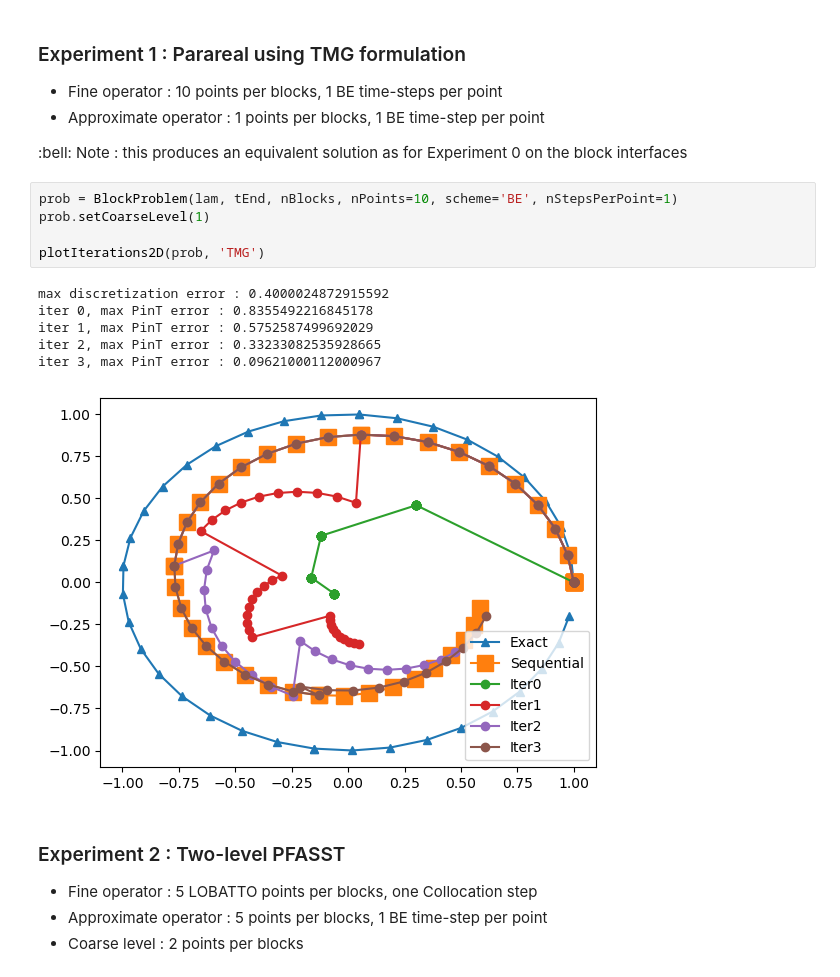
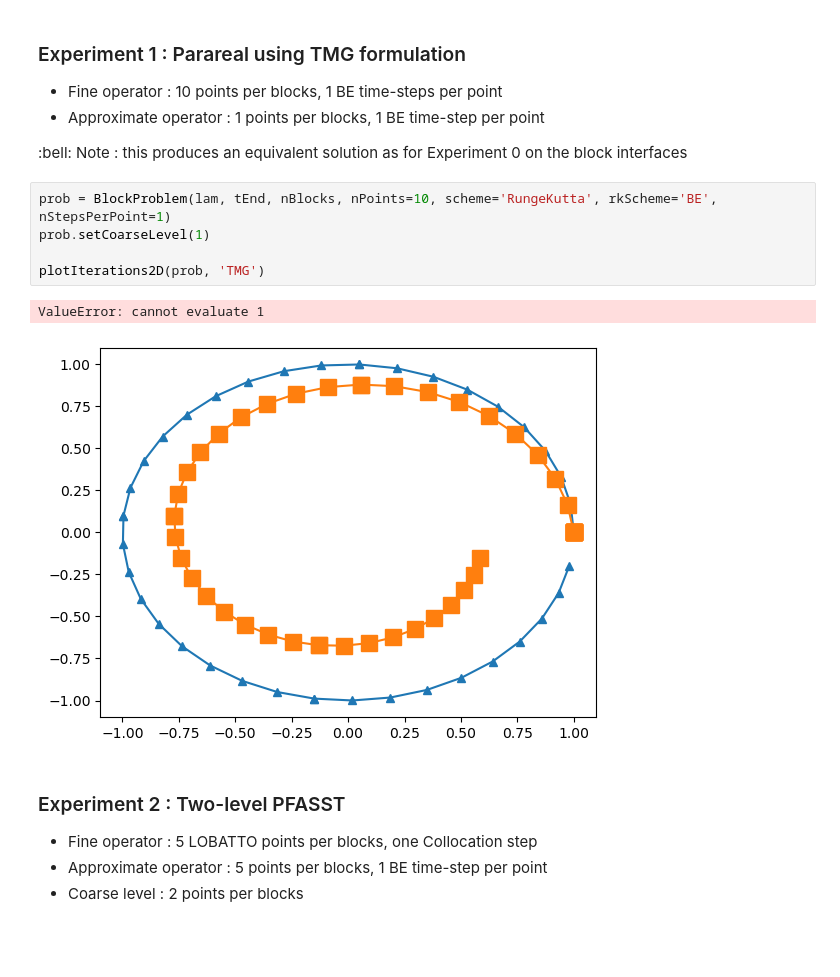
Before and after one commit to Parallel-in-Time/time4apint, a Jupyter notebook: notebook/05_experiments.ipynb, the cells around one changed output. Saved outputs shown, nothing was run; the diff lists cells and outputs as text; blank space fills up the shorter version.

Commit message:
TL: reorganized code, schemes are now more generic

```diff
--- a/notebook/05_experiments.ipynb
+++ b/notebook/05_experiments.ipynb
@@ -39,17 +39,13 @@ iter 3, max PinT error : 0.060981866799267696
 
 :bell: Note : this produces an equivalent solution as for Experiment 0 on the block interfaces
 # %%
-prob = BlockProblem(lam, tEnd, nBlocks, nPoints=10, scheme='BE', nStepsPerPoint=1)
+prob = BlockProblem(lam, tEnd, nBlocks, nPoints=10, scheme='RungeKutta', rkScheme='BE', nStepsPerPoint=1)
 prob.setCoarseLevel(1)
 
 plotIterations2D(prob, 'TMG')
 # %% [output]
-max discretization error : 0.4000024872915592
-iter 0, max PinT error : 0.8355492216845178
-iter 1, max PinT error : 0.5752587499692029
-iter 2, max PinT error : 0.33233082535928665
-iter 3, max PinT error : 0.09621000112000967
+ValueError: cannot evaluate 1
-[figure, old version]
+[figure, new version]
 # %% [markdown]
 ### Experiment 2 : Two-level PFASST
 
```
Also changed, not shown: parts of 2 cells of this notebook, 32 other files.
